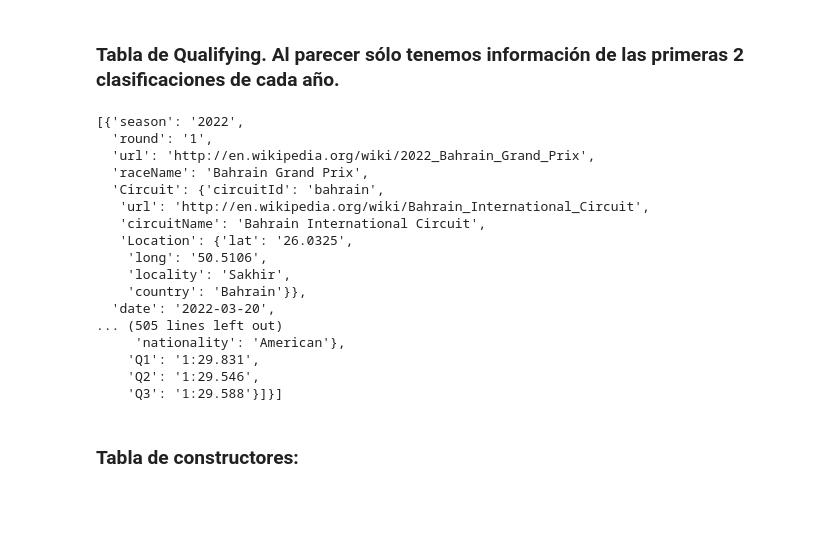
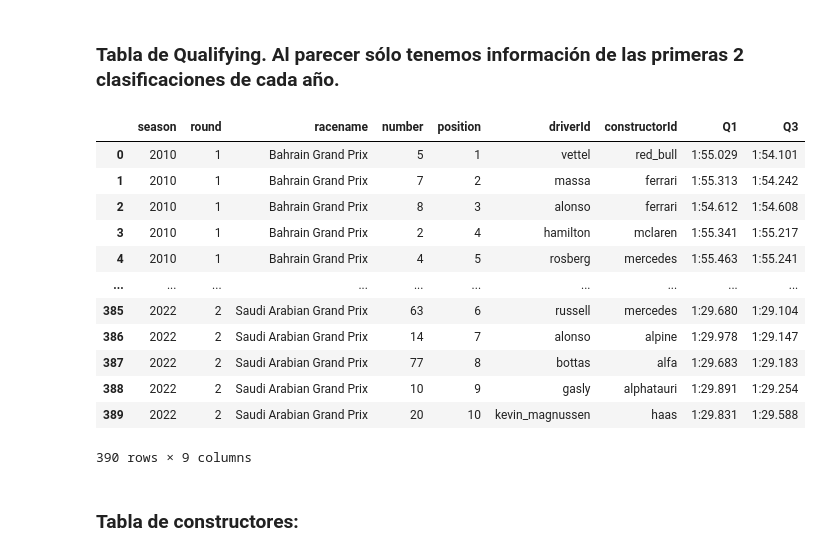
Before and after one commit to Hessael14/Formula-1-data, a Jupyter notebook: f1-analisis.ipynb, the cells around one changed output. Drawn from its saved outputs; the diff is of its cells as text; code cells hidden in the pictures; blank space fills up the shorter version.

```diff
--- a/f1-analisis.ipynb
+++ b/f1-analisis.ipynb
@@ -186,31 +136,20 @@ pd.DataFrame(drivers).to_csv('Drivers', index = False)
 # %% [markdown]
 ### Tabla de Qualifying. Al parecer sólo tenemos información de las primeras 2 clasificaciones de cada año.
 # %%
-url='http://ergast.com/api/f1/2022/qualifying.json'
+url='http://ergast.com/api/f1/2010/qualifying.json'
 response=requests.get(url)
 jsonraces=response.json()
-jsonraces['MRData']['RaceTable']['Races']
+#jsonraces['MRData']['RaceTable']['Races']
-# %% [output]
-[{'season': '2022',
-  'round': '1',
-  'url': 'http://en.wikipedia.org/wiki/2022_Bahrain_Grand_Prix',
-  'raceName': 'Bahrain Grand Prix',
-  'Circuit': {'circuitId': 'bahrain',
-   'url': 'http://en.wikipedia.org/wiki/Bahrain_International_Circuit',
-   'circuitName': 'Bahrain International Circuit',
-   'Location': {'lat': '26.0325',
-    'long': '50.5106',
-    'locality': 'Sakhir',
-    'country': 'Bahrain'}},
-  'date': '2022-03-20',
-... (505 lines left out)
-     'nationality': 'American'},
-    'Q1': '1:29.831',
-    'Q2': '1:29.546',
-    'Q3': '1:29.588'}]}]
 # %%
 Qualifying={'season':[],
             'round':[],
             'racename':[],
-            'QualifyingResults': []
+           # 'QualifyingResults': [],
+            'number':[],
+            'position':[],
+            'driverId':[],
+            'constructorId':[],
+            'Q1':[],
+            'Q2':[],
+            'Q3':[]
            }
@@ -221,19 +165,42 @@ for year in list(range(2010,2023)):
     json=response.json()
 
     for i in json['MRData']['RaceTable']['Races']:
-        try:
-            Qualifying['season'].append(i['season'])
-            Qualifying['round'].append(i['round'])
-            Qualifying['racename'].append(i['raceName'])
-            Qualifying['QualifyingResults'].append(i['QualifyingResults'])
-        except:
-            Qualifying['season'].append(None)
-            Qualifying['round'].append(None)
-            Qualifying['racename'].append(None)
-            Qualifying['QualifyingResults'].append(None)
+
+            for x in i['QualifyingResults']:
+                Qualifying['season'].append(i['season'])
+                Qualifying['round'].append(i['round'])
+                Qualifying['racename'].append(i['raceName'])
+                Qualifying['number'].append(x['number'])
+                Qualifying['position'].append(x['position'])
+                Qualifying['driverId'].append(x['Driver']['driverId'])
+                Qualifying['constructorId'].append(x['Constructor']['constructorId'])
+                try:
+                    Qualifying['Q1'].append(x['Q1'])
+                    Qualifying['Q2'].append(x['Q2'])
+                    Qualifying['Q3'].append(x['Q3'])
+                except:
+                    Qualifying['Q1'].append(None)
+                    Qualifying['Q2'].append(None)
+                    Qualifying['Q3'].append(None)
       #  QualifyingResults': []',
 # %%
 pd.DataFrame(Qualifying).to_csv('Qualifying', index=False)
+# %%
+pd.DataFrame(Qualifying)
+# %% [output]
+|  | season | round | racename | number | position | driverId | constructorId | Q1 | Q3 |
+| 0 | 2010 | 1 | Bahrain Grand Prix | 5 | 1 | vettel | red_bull | 1:55.029 | 1:54.101 |
+| 1 | 2010 | 1 | Bahrain Grand Prix | 7 | 2 | massa | ferrari | 1:55.313 | 1:54.242 |
+| 2 | 2010 | 1 | Bahrain Grand Prix | 8 | 3 | alonso | ferrari | 1:54.612 | 1:54.608 |
+| 3 | 2010 | 1 | Bahrain Grand Prix | 2 | 4 | hamilton | mclaren | 1:55.341 | 1:55.217 |
+| 4 | 2010 | 1 | Bahrain Grand Prix | 4 | 5 | rosberg | mercedes | 1:55.463 | 1:55.241 |
+| ... | ... | ... | ... | ... | ... | ... | ... | ... | ... |
+| 385 | 2022 | 2 | Saudi Arabian Grand Prix | 63 | 6 | russell | mercedes | 1:29.680 | 1:29.104 |
+| 386 | 2022 | 2 | Saudi Arabian Grand Prix | 14 | 7 | alonso | alpine | 1:29.978 | 1:29.147 |
+| 387 | 2022 | 2 | Saudi Arabian Grand Prix | 77 | 8 | bottas | alfa | 1:29.683 | 1:29.183 |
+| 388 | 2022 | 2 | Saudi Arabian Grand Prix | 10 | 9 | gasly | alphatauri | 1:29.891 | 1:29.254 |
+| 389 | 2022 | 2 | Saudi Arabian Grand Prix | 20 | 10 | kevin_magnussen | haas | 1:29.831 | 1:29.588 |
+390 rows × 9 columns
 # %% [markdown]
 ### Tabla de constructores:
 # %%
```
Also changed, not shown: parts of 20 cells of this notebook, 3 other files.
